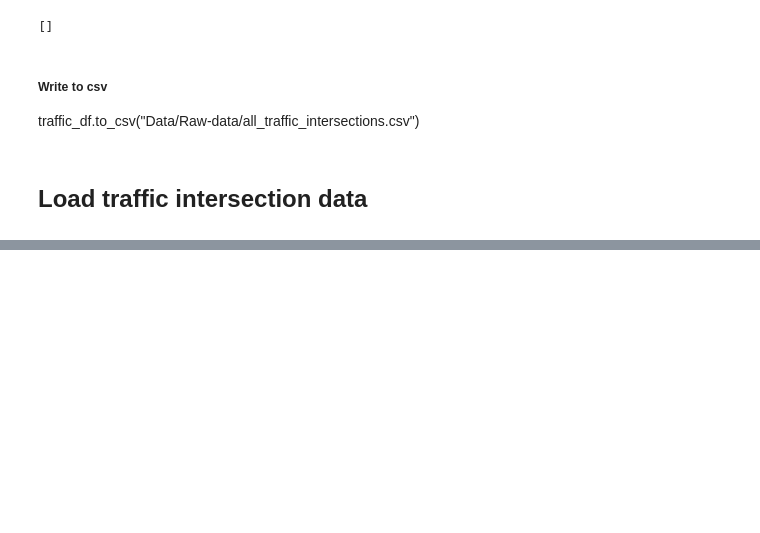
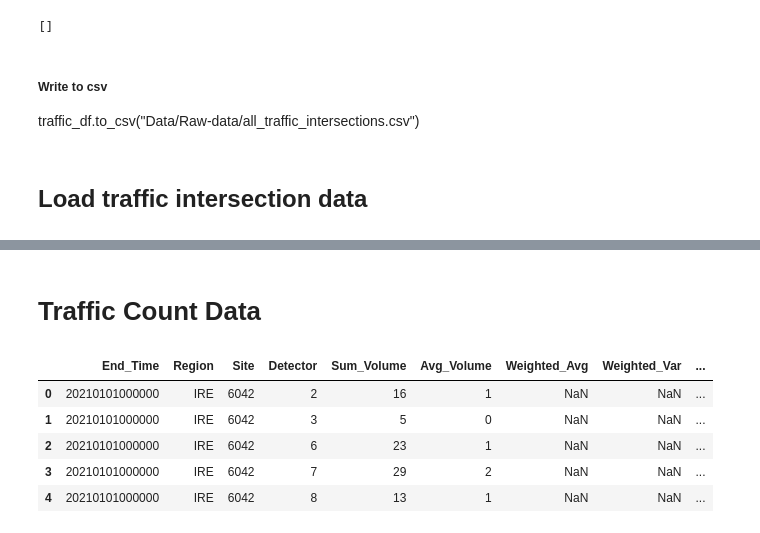
Before and after one commit to GiuliaGGG/Hyperlocal-Air-Quality-Prediction-in-Dublin, a Jupyter notebook: data-preparation.ipynb, the cells around one changed output, grey strips where cells are left out. Cells and saved outputs as stored; diff of their text form; code cells hidden in the pictures; blank space fills up the shorter version.

```diff
--- a/data-preparation.ipynb
+++ b/data-preparation.ipynb
@@ -210,0 +312,15 @@ Name: dist, Length: 1636, dtype: float64
+# %% [markdown]
+# Traffic Count Data
+# %%
+import pandas as pd
+traffic_counts = pd.read_csv("data/SCATSJanuary2021.csv")
+
+# Display the first few rows of the dataframe
+traffic_counts.head()
+# %% [output]
+|  | End_Time | Region | Site | Detector | Sum_Volume | Avg_Volume | Weighted_Avg | Weighted_Var | ... |
+| 0 | 20210101000000 | IRE | 6042 | 2 | 16 | 1 | NaN | NaN | ... |
+| 1 | 20210101000000 | IRE | 6042 | 3 | 5 | 0 | NaN | NaN | ... |
+| 2 | 20210101000000 | IRE | 6042 | 6 | 23 | 1 | NaN | NaN | ... |
+| 3 | 20210101000000 | IRE | 6042 | 7 | 29 | 2 | NaN | NaN | ... |
+| 4 | 20210101000000 | IRE | 6042 | 8 | 13 | 1 | NaN | NaN | ... |
```
Also changed, not shown: parts of 9 cells of this notebook, 2 other files.
